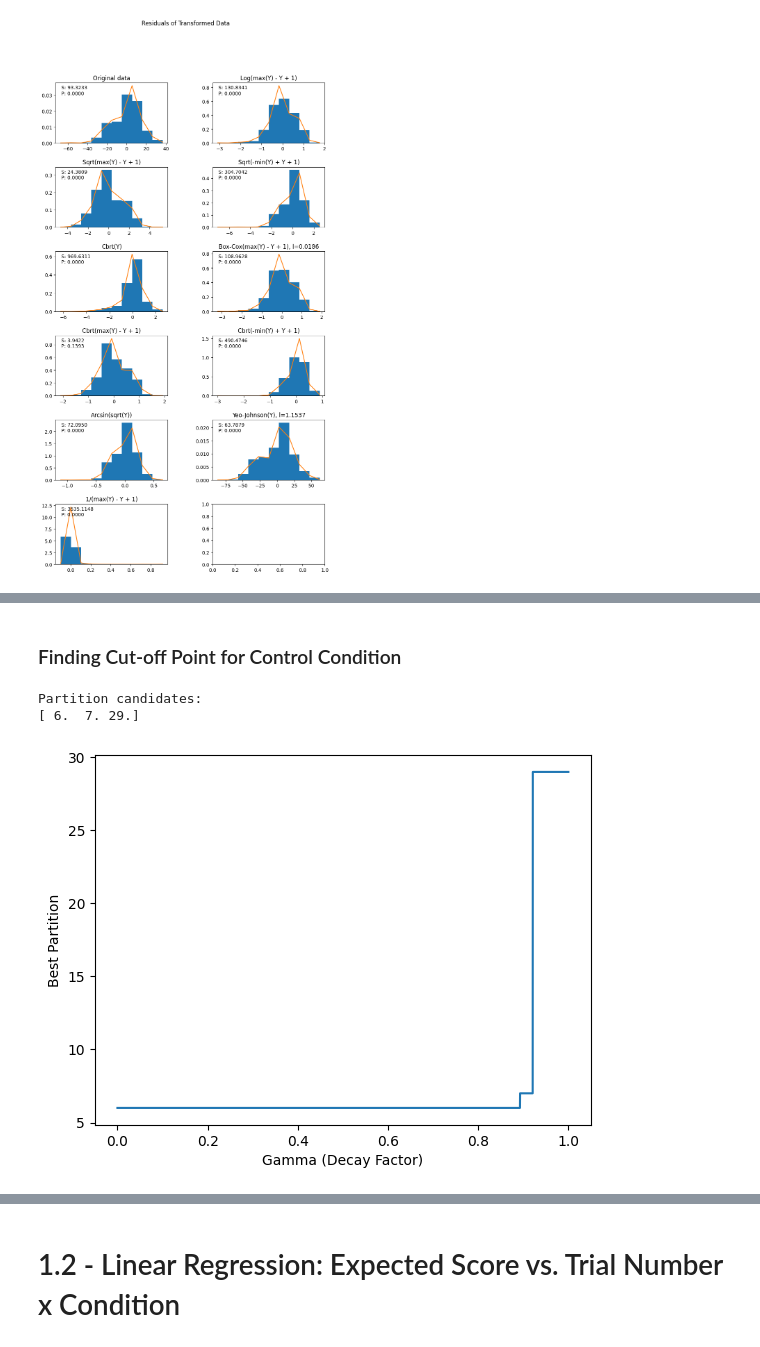
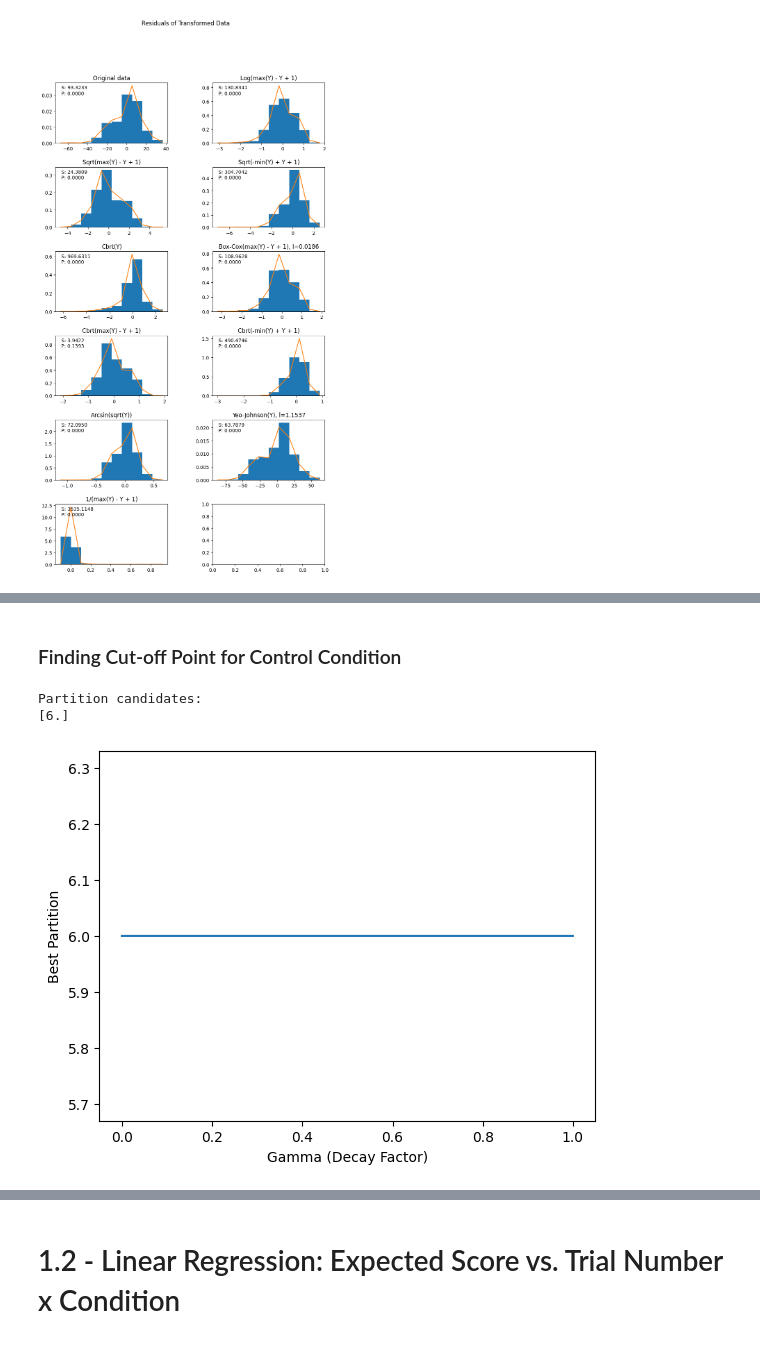
Before and after one commit to srinidhisrinivas/mcl-scarcity-mouselab, a Jupyter notebook: analysis/Data Analysis.ipynb, the cells around one changed output, grey strips where cells are left out. Saved outputs shown, nothing was run; the diff lists cells and outputs as text; code cells hidden in the pictures.

```diff
--- a/analysis/Data Analysis.ipynb
+++ b/analysis/Data Analysis.ipynb
@@ -622,7 +642,7 @@ all_trial_nos_scarce = list(range(1,len(all_trials_mean_scarce)+1))
 
 sig_z_scores_scarce = []
 scarce_plot_data = []
-for trialNum in range(2,120,1):
+for trialNum in range(2,60,1):
     # print(trialNum)
     partition_1_df = relevant_trials.loc[relevant_trials.trialNumbers <= trialNum]
     partition_2_df = relevant_trials.loc[relevant_trials.trialNumbers > trialNum]
@@ -650,13 +670,17 @@ for trialNum in range(2,120,1):
     se1 = results_1.bse['trialNumbers']
     se2 = results_2.bse['trialNumbers']
 
+    corr_1 = np.abs(partition_1_df.corr()['expectedScores']['trialNumbers'])
+    corr_2 = np.abs(partition_2_df.corr()['expectedScores']['trialNumbers'])
+
     z = np.abs((b1-b2)/np.sqrt(se1**2 + se2**2))
+    bdiff = np.abs((b1-b2))
 
     pvalue = 2 * scipy.stats.norm.cdf(-z)
 
     if(pvalue < 0.05):
         # Save data about significant partitions
-        sig_z_scores_scarce.append((trialNum, pvalue, z))
+        sig_z_scores_scarce.append((trialNum, pvalue, z, bdiff, corr_1, corr_2))
 
     x1 = all_trial_nos_scarce[0:len(partition_1_df_mean)]
     x2 = all_trial_nos_scarce[len(partition_1_df_mean):len(partition_1_df_mean)+len(partition_2_df_mean)]
@@ -682,7 +706,17 @@ g_range = np.arange(0, 1, 0.0001)
 best_partitions = []
 
 for gamma in g_range:
-    partition_scores = sig_z_scores_scarce[:,2] * (gamma ** sig_z_scores_scarce[:,0])
+    # Z-score * (gamma)^trialNum
+    # partition_scores = sig_z_scores_scarce[:,2] * (gamma ** sig_z_scores_scarce[:,0])
+
+    # Sum of absolute correlation coeffs
+    partition_scores = sig_z_scores_scarce[:,4] + sig_z_scores_scarce[:,5]
+
+    # Absolute z-score
+    #partition_scores = sig_z_scores_scarce[:,2]
+
+    # Absolute difference in slope
+    partition_scores = sig_z_scores_scarce[:,3]
     best_partition = sig_z_scores_scarce[np.argmax(partition_scores),0]
     best_partitions.append(best_partition)
 
@@ -738,8 +767,8 @@ scarce_performance_data_orig = filtered_data.loc[(filtered_data.scarce ==1) & (f
 
 # Store the slope, intercept, etc. of the best partition
 scarce_partition_plot_data = [data for data in candidate_plot_data_scarce if data[0] == scarce_partition][0]
-# %% [markdown]
-### Finding Cut-off Point for Control Condition
+# %% [markdown]
+### Finding Cut-off Point for Control Condition
 # %%
 # GLM 3 - finding cut off point of learning phase
 
@@ -755,7 +784,7 @@ all_trial_nos_control = list(range(1,len(all_trials_mean_control)+1))
 
 sig_z_scores_control = []
 control_plot_data = []
-for trialNum in range(2,30,1):
+for trialNum in range(2,28,1):
     # print(trialNum)
     partition_1_df = relevant_trials.loc[relevant_trials.trialNumbers <= trialNum]
     partition_2_df = relevant_trials.loc[relevant_trials.trialNumbers > trialNum]
@@ -783,13 +812,17 @@ for trialNum in range(2,30,1):
     se1 = results_1.bse['trialNumbers']
     se2 = results_2.bse['trialNumbers']
 
+    corr_1 = np.abs(partition_1_df.corr()['expectedScores']['trialNumbers'])
+    corr_2 = np.abs(partition_2_df.corr()['expectedScores']['trialNumbers'])
+
     z = np.abs((b1-b2)/np.sqrt(se1**2 + se2**2))
+    bdiff = np.abs((b1-b2))
 
     pvalue = 2 * scipy.stats.norm.cdf(-z)
 
     if(pvalue < 0.05):
         # Save data about significant partitions
-        sig_z_scores_control.append((trialNum, pvalue, z))
+        sig_z_scores_control.append((trialNum, pvalue, z, bdiff, corr_1, corr_2))
 
     x1 = all_trial_nos_control[0:len(partition_1_df_mean)]
     x2 = all_trial_nos_control[len(partition_1_df_mean):len(partition_1_df_mean)+len(partition_2_df_mean)]
@@ -807,29 +840,39 @@ for trialNum in range(2,30,1):
 # %%
 # Finding the best partition of all significant ones
 
 sig_z_scores_control = np.array(sig_z_scores_control)
 gamma = 0.8 # some number between 0 and 1 representing the decay of trial numbers
 
 
 g_range = np.arange(0, 1, 0.0001)
 best_partitions = []
 
 for gamma in g_range:
-    partition_scores = sig_z_scores_control[:,2] * (gamma ** sig_z_scores_control[:,0])
+    # Z-score * (gamma)^trialNum
+    #partition_scores = sig_z_scores_control[:,2] * (gamma ** sig_z_scores_control[:,0])
+
+    # Sum of absolute correlation coeffs
+    #partition_scores = sig_z_scores_control[:,4] + sig_z_scores_control[:,5]
+
+    # Absolute z-score
+    #partition_scores = sig_z_scores_control[:,2]
+
+    # Absolute difference in slope
+    partition_scores = sig_z_scores_scarce[:,3]
     best_partition = sig_z_scores_control[np.argmax(partition_scores),0]
     best_partitions.append(best_partition)
 
 partition_candidates = np.unique(best_partitions)
 print("Partition candidates: ")
 print(partition_candidates)
 plt.plot(g_range, best_partitions)
 plt.xlabel("Gamma (Decay Factor)")
 plt.ylabel("Best Partition")
 plt.show()
 # %% [output]
 Partition candidates:
-[ 6.  7. 29.]
+[6.]
-[figure, old version]
+[figure, new version]
 # %%
 # Plotting candidate partitions - scarce
 candidate_plot_data_control = [data for data in control_plot_data if float(data[0]) in partition_candidates]
```
Also changed, not shown: parts of 67 cells of this notebook, 4 other files.
